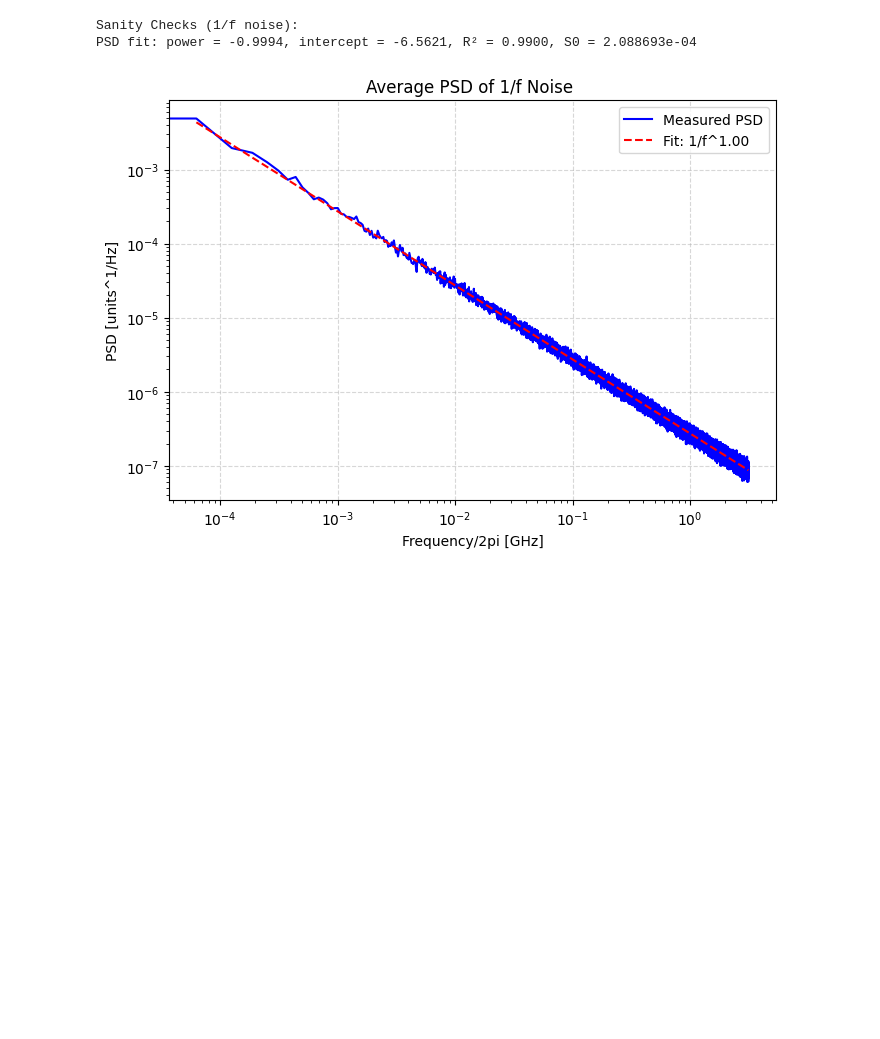
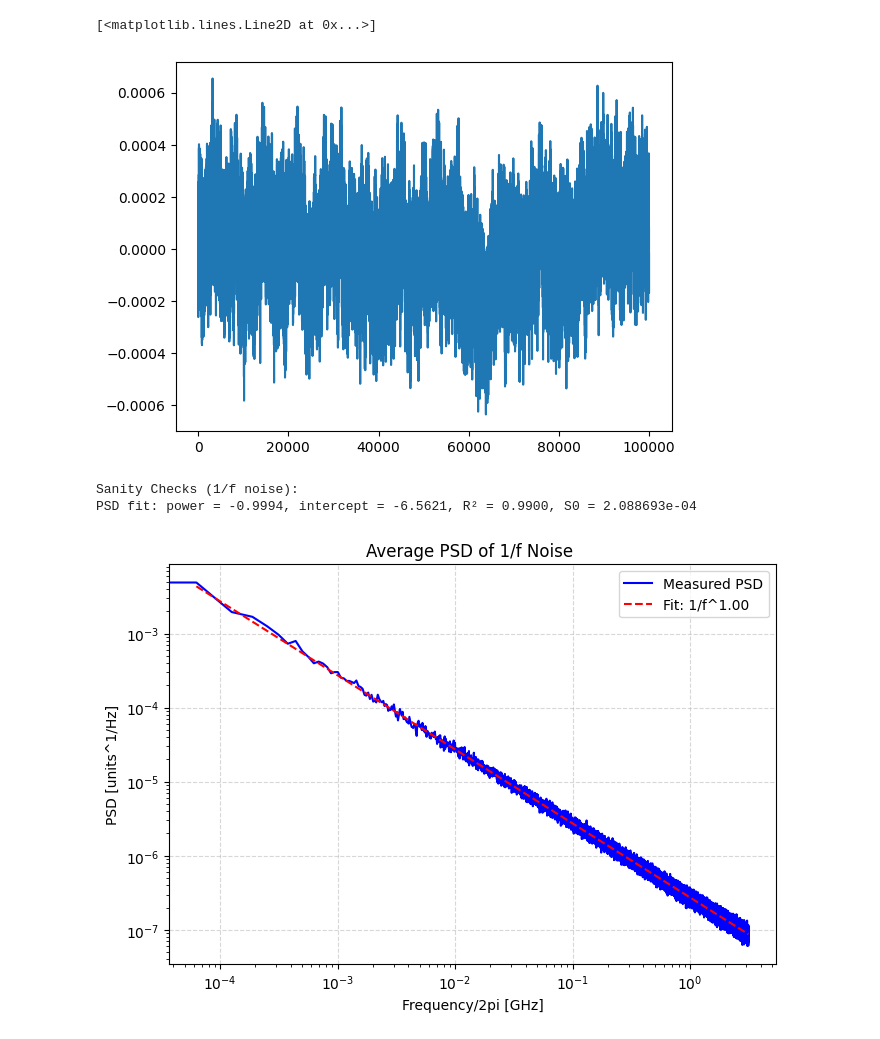
Before and after one commit to yunweilu/SNAIL, a Jupyter notebook: transmon/monte_carlo/new/pinknoise.ipynb, the cells around one changed output. Saved outputs shown, nothing was run; the diff lists cells and outputs as text; code cells hidden in the pictures; blank space fills up the shorter version.

```diff
--- a/transmon/monte_carlo/new/pinknoise.ipynb
+++ b/transmon/monte_carlo/new/pinknoise.ipynb
@@ -23,6 +23,11 @@ trajs = gn.generate_colored_noise()
 
 # # Load trajectories
 # trajs = np.load('trajectories.npy')
+# %%
+plt.plot(trajs[0]/2/np.pi)
+# %% [output]
+[<matplotlib.lines.Line2D at 0x...>]
+[figure, added]
 # %%
 S0 = gn.analyze_noise_psd(trajs)
 # %% [output]
```
Also changed, not shown: 8 other files.
